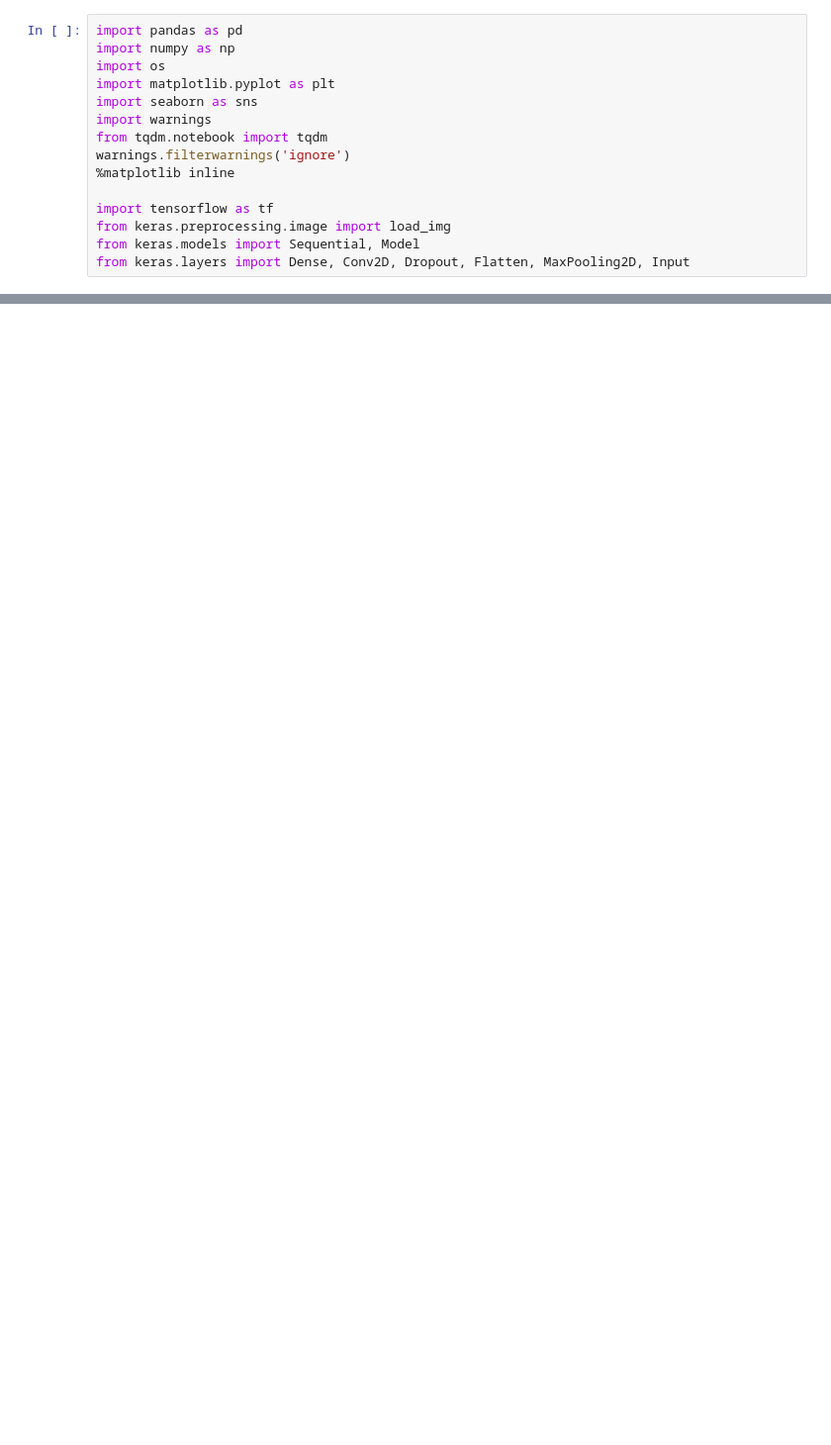
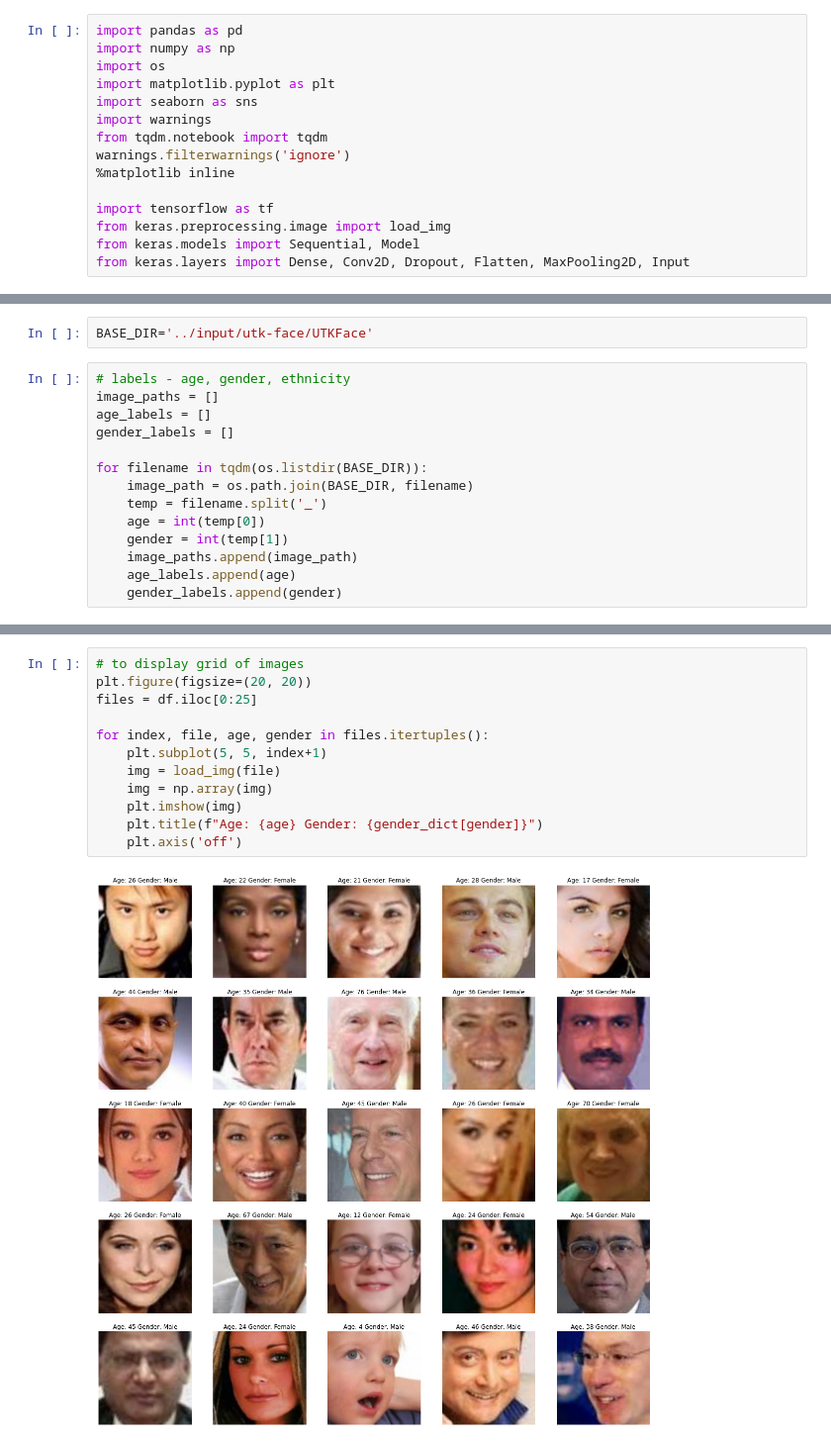
Before and after one commit to 1260Tejasree/1260Tejasree, a Jupyter notebook: notebooke7028ec74d.ipynb, the cells around one changed output, grey strips where cells are left out. Shown at 99% size. Saved outputs shown, nothing was run; the diff lists cells and outputs as text; blank space fills up the shorter version.

```diff
--- a/notebooke7028ec74d.ipynb
+++ b/notebooke7028ec74d.ipynb
@@ -50,0 +18,16 @@ from keras.layers import Dense, Conv2D, Dropout, Flatten, MaxPooling2D, Input'
+# %%
+BASE_DIR='../input/utk-face/UTKFace'
+# %%
+# labels - age, gender, ethnicity
+image_paths = []
+age_labels = []
+gender_labels = []
+
+for filename in tqdm(os.listdir(BASE_DIR)):
+    image_path = os.path.join(BASE_DIR, filename)
+    temp = filename.split('_')
+    age = int(temp[0])
+    gender = int(temp[1])
+    image_paths.append(image_path)
+    age_labels.append(age)
+    gender_labels.append(gender)
@@ -50,0 +66,14 @@ from keras.layers import Dense, Conv2D, Dropout, Flatten, MaxPooling2D, Input'
+# %%
+# to display grid of images
+plt.figure(figsize=(20, 20))
+files = df.iloc[0:25]
+
+for index, file, age, gender in files.itertuples():
+    plt.subplot(5, 5, index+1)
+    img = load_img(file)
+    img = np.array(img)
+    plt.imshow(img)
+    plt.title(f"Age: {age} Gender: {gender_dict[gender]}")
+    plt.axis('off')
+# %% [output]
+[figure, added]
```
Also changed, not shown: parts of 22 cells of this notebook.
